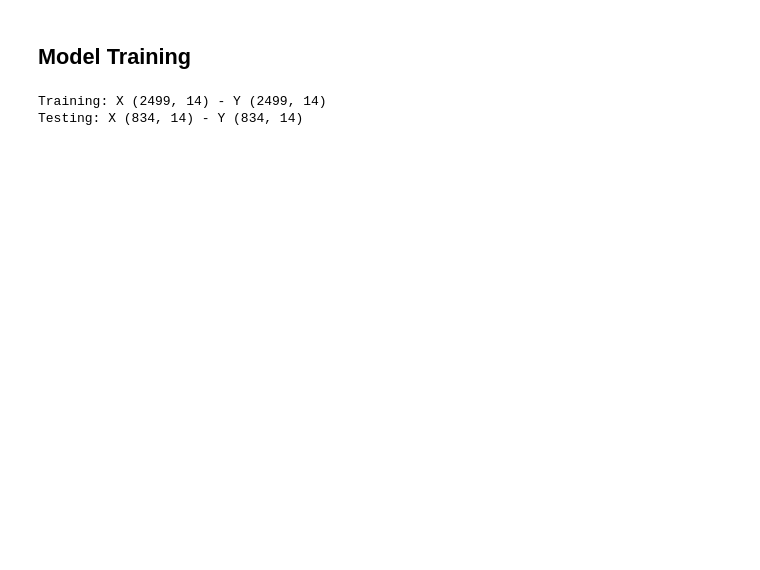
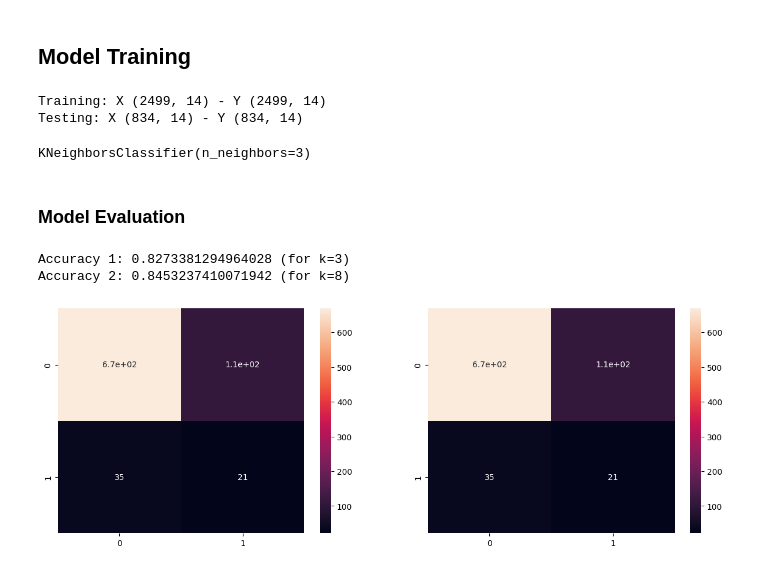
Before and after one commit to mian-adoan98/ML_Telecom_Churn_Prediction, a Jupyter notebook: telecom_churn_knn.ipynb, the cells around one changed output. Saved outputs shown, nothing was run; the diff lists cells and outputs as text; code cells hidden in the pictures; blank space fills up the shorter version.

```diff
--- a/telecom_churn_knn.ipynb
+++ b/telecom_churn_knn.ipynb
@@ -132,0 +131,42 @@ Testing: X (834, 14) - Y (834, 14)
+# %%
+# model building
+def knn_model_building(training, testing, k):
+  xtrain, ytrain = training
+  xtest, xtest = testing
+
+  knn_model = KNeighborsClassifier(n_neighbors=k)
+  knn_model.fit(xtrain, ytrain)
+  return knn_model
+# %%
+knn_model1 = knn_model_building(training, testing, 3)
+knn_model2 = knn_model_building(training, testing, 8)
+knn_model1
+# %% [output]
+KNeighborsClassifier(n_neighbors=3)
+# %% [markdown]
+### Model Evaluation
+# %%
+# make predictions on model 1 and 2
+ypred_tel1 = knn_model1.predict(xtest_tel)
+ypred_tel2 = knn_model2.predict(xtest_tel)
+# %%
+# determine accuracy on the model
+acc1 = accuracy_score(ypred_tel1, ytest_tel)
+acc2 = accuracy_score(ypred_tel2, ytest_tel)
+print(f"Accuracy 1: {acc1} (for k=3)")
+print(f"Accuracy 2: {acc2} (for k=8)")
+# %% [output]
+Accuracy 1: 0.8273381294964028 (for k=3)
+Accuracy 2: 0.8453237410071942 (for k=8)
+# %%
+# determine confusion matrix
+def visualise_conf_matrix(ypred, ytest, axes):
+  conf_matrix = confusion_matrix(ypred, ytest)
+  conf_mx = sns.heatmap(conf_matrix, annot=True, ax=axes)
+  return conf_mx
+# %%
+fig, conf_mx = plt.subplots(1,2, figsize=(15,5))
+conf_matrix1 = visualise_conf_matrix(ypred_tel1, ytest_tel, conf_mx[0])
+conf_matrix2 = visualise_conf_matrix(ypred_tel1, ytest_tel, conf_mx[1])
+# %% [output]
+[figure, added]
```
Also changed, not shown: parts of 13 cells of this notebook, 1 other file.
